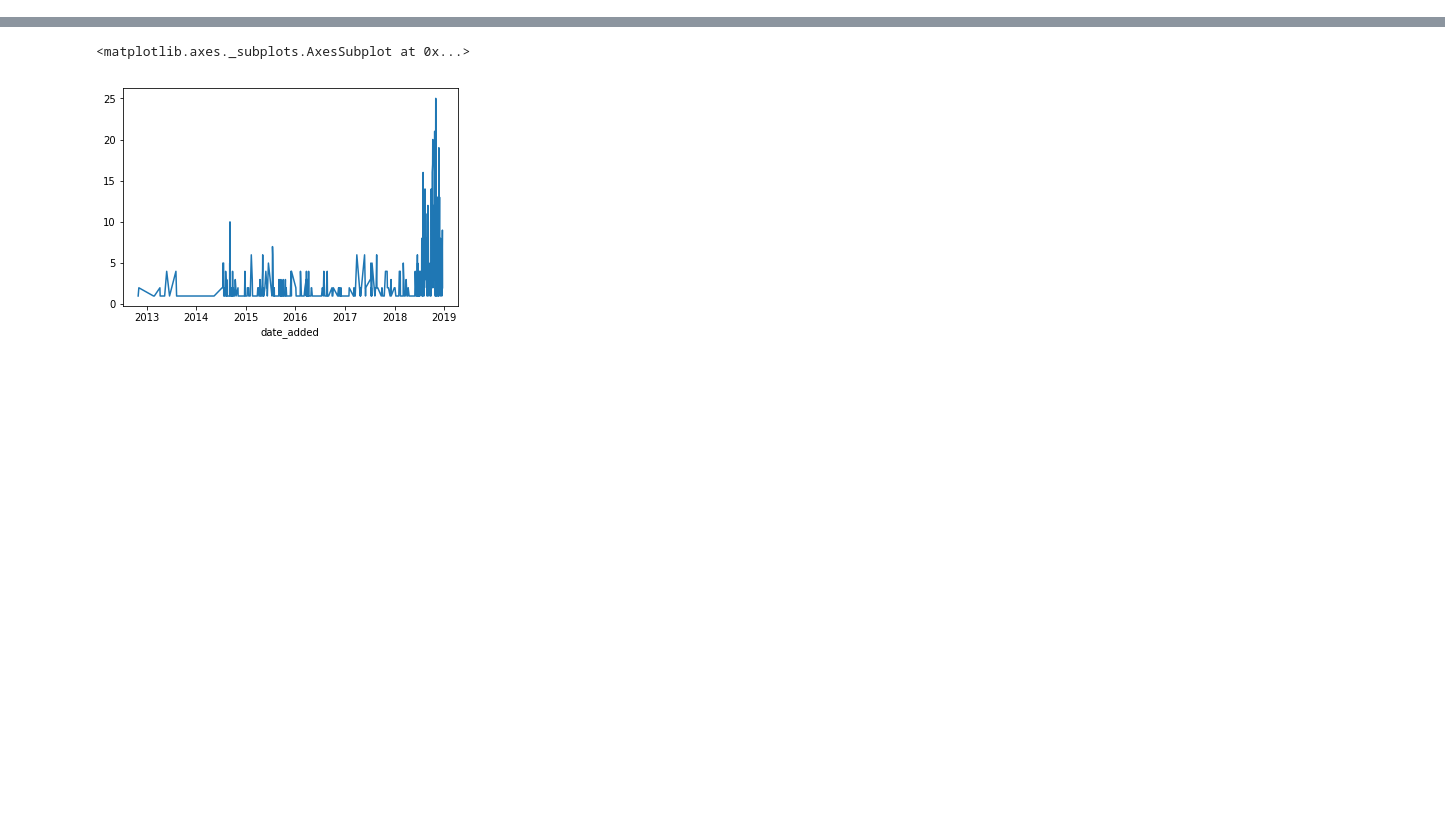
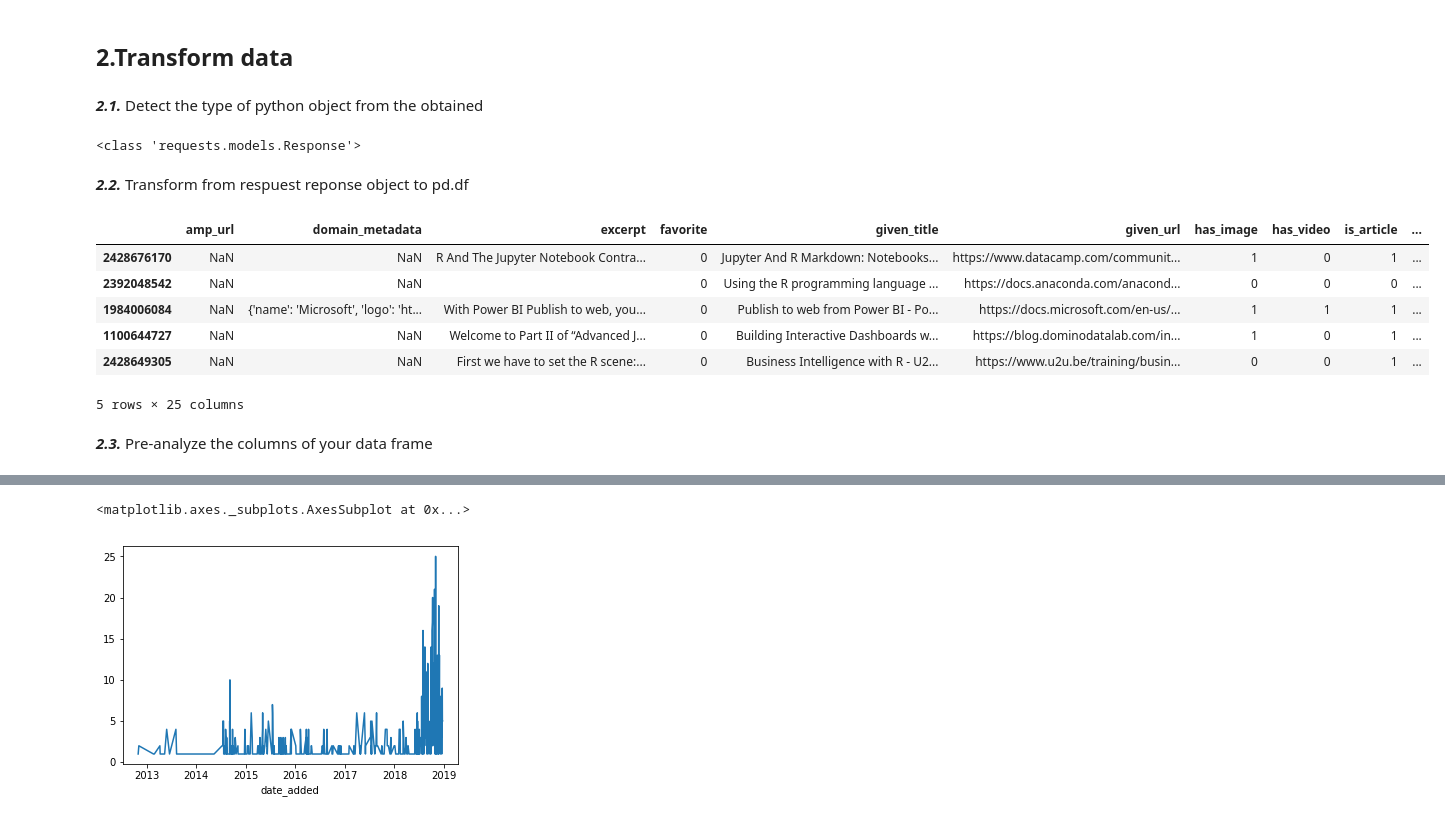
Before and after one commit to manito969/Portfolio-Learning-Projects, a Jupyter notebook: Pocket/Pocket Analize.ipynb, the cells around one changed output, grey strips where cells are left out. Saved outputs shown, nothing was run; the diff lists cells and outputs as text; code cells hidden in the pictures; blank space fills up the shorter version.

```diff
--- a/Pocket/Pocket Analize.ipynb
+++ b/Pocket/Pocket Analize.ipynb
@@ -139,0 +110,26 @@ print((df['status'].sum()*100)/df['item_id'].count())
+# %% [markdown]
+## 2.Transform data
+# %% [markdown]
+***2.1.*** Detect the type of python object from the obtained
+# %%
+print(type(pocket_add))
+# %% [output]
+<class 'requests.models.Response'>
+# %% [markdown]
+
+***2.2.*** Transform from respuest reponse object to pd.df
+# %%
+texto=pocket_add.text
+json_data = json.loads(texto)
+df= pd.DataFrame.from_dict(json_data['list']).T
+df.head()
+# %% [output]
+|  | amp_url | domain_metadata | excerpt | favorite | given_title | given_url | has_image | has_video | is_article | ... |
+| 2428676170 | NaN | NaN | R And The Jupyter Notebook Contra... | 0 | Jupyter And R Markdown: Notebooks... | https://www.datacamp.com/communit... | 1 | 0 | 1 | ... |
+| 2392048542 | NaN | NaN |  | 0 | Using the R programming language ... | https://docs.anaconda.com/anacond... | 0 | 0 | 0 | ... |
+| 1984006084 | NaN | {'name': 'Microsoft', 'logo': 'ht... | With Power BI Publish to web, you... | 0 | Publish to web from Power BI - Po... | https://docs.microsoft.com/en-us/... | 1 | 1 | 1 | ... |
+| 1100644727 | NaN | NaN | Welcome to Part II of “Advanced J... | 0 | Building Interactive Dashboards w... | https://blog.dominodatalab.com/in... | 1 | 0 | 1 | ... |
+| 2428649305 | NaN | NaN | First we have to set the R scene:... | 0 | Business Intelligence with R - U2... | https://www.u2u.be/training/busin... | 0 | 0 | 1 | ... |
+5 rows × 25 columns
+# %% [markdown]
+***2.3.*** Pre-analyze the columns of your data frame
```
Also changed, not shown: parts of 49 cells of this notebook, 1 other file.
